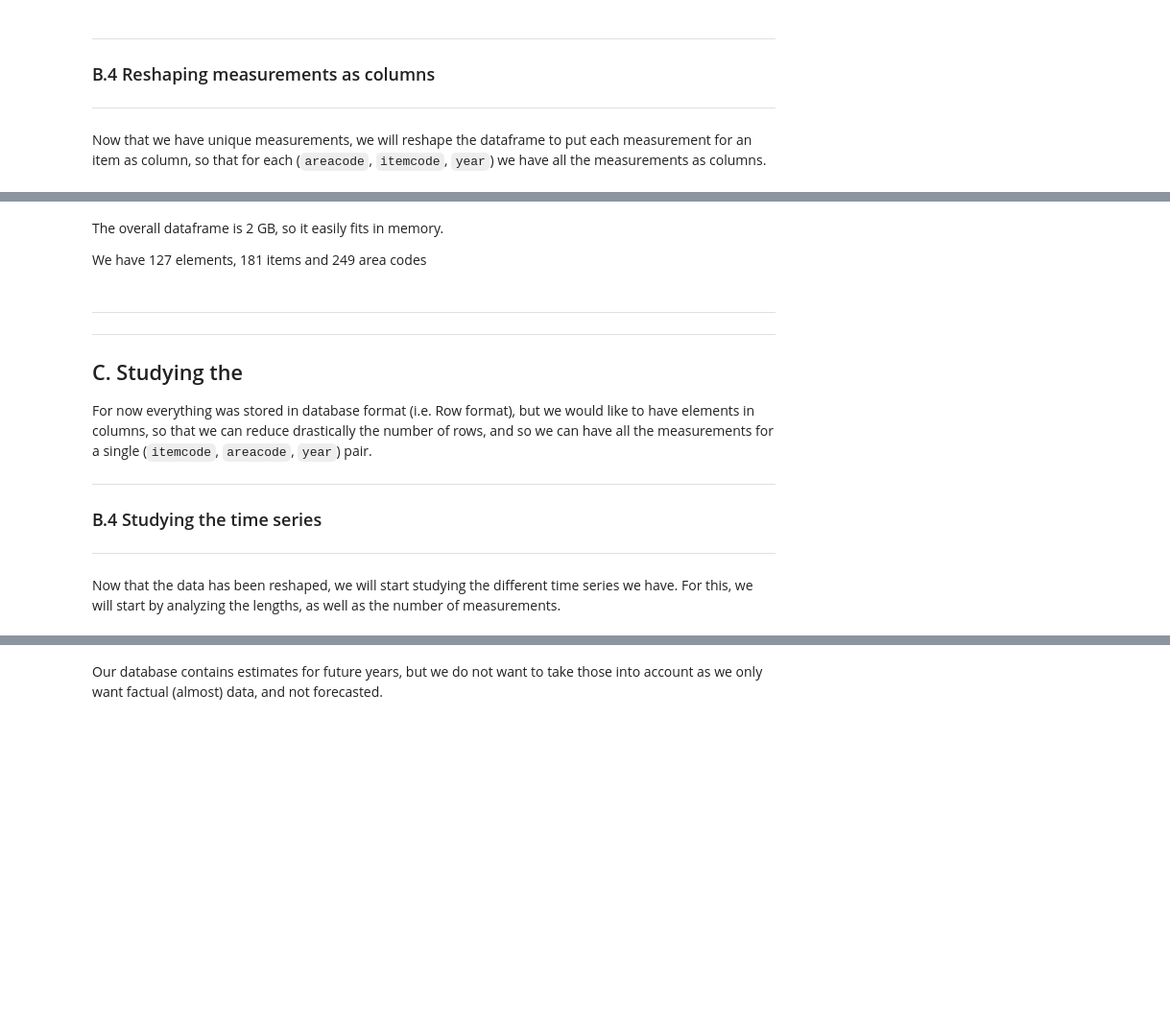
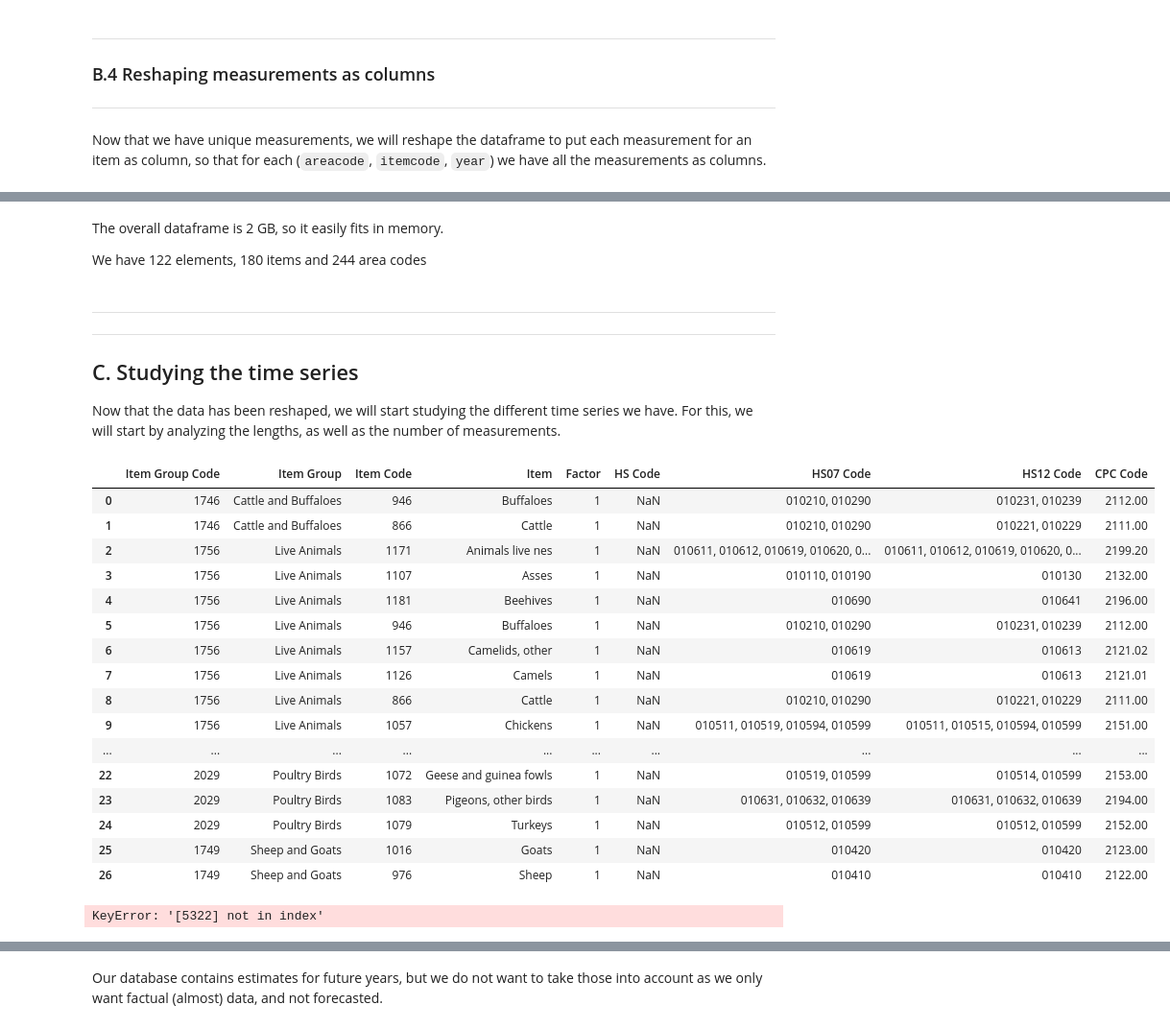
Before and after one commit to ChatPerche/ADA_Project, a Jupyter notebook: Milestone_2.ipynb, the cells around one changed output, grey strips where cells are left out. Shown at 96% size. Drawn from its saved outputs; the diff is of its cells as text; code cells hidden in the pictures; blank space fills up the shorter version.

```diff
--- a/Milestone_2.ipynb
+++ b/Milestone_2.ipynb
@@ -637,16 +637,37 @@ df.elementcode.nunique(), df.itemcode.nunique(), df.areacode.nunique()
 # %% [markdown]
 The overall dataframe is 2 GB, so it easily fits in memory.
 
-We have 127 elements, 181 items and 249 area codes
+We have 122 elements, 180 items and 244 area codes
 # %% [markdown]
 ---
 ---
-## C. Studying the
+## C. Studying the time series
 
-For now everything was stored in database format (i.e. Row format), but we would like to have elements in columns, so that we can reduce drastically the number of rows, and so we can have all the measurements for a single (`itemcode`, `areacode`, `year`) pair.
-
----
-### B.4 Studying the time series
----
 
 Now that the data has been reshaped, we will start studying the different time series we have. For this, we will start by analyzing the lengths, as well as the number of measurements.
+# %%
+livestock_items = load_dataframe("data/item_groups/Livestock_All_data.csv")
+# %%
+livestock_items
+# %% [output]
+|  | Item Group Code | Item Group | Item Code | Item | Factor | HS Code | HS07 Code | HS12 Code | CPC Code |
+| 0 | 1746 | Cattle and Buffaloes | 946 | Buffaloes | 1 | NaN | 010210, 010290 | 010231, 010239 | 2112.00 |
+| 1 | 1746 | Cattle and Buffaloes | 866 | Cattle | 1 | NaN | 010210, 010290 | 010221, 010229 | 2111.00 |
+| 2 | 1756 | Live Animals | 1171 | Animals live nes | 1 | NaN | 010611, 010612, 010619, 010620, 0... | 010611, 010612, 010619, 010620, 0... | 2199.20 |
+| 3 | 1756 | Live Animals | 1107 | Asses | 1 | NaN | 010110, 010190 | 010130 | 2132.00 |
+| 4 | 1756 | Live Animals | 1181 | Beehives | 1 | NaN | 010690 | 010641 | 2196.00 |
+| 5 | 1756 | Live Animals | 946 | Buffaloes | 1 | NaN | 010210, 010290 | 010231, 010239 | 2112.00 |
+| 6 | 1756 | Live Animals | 1157 | Camelids, other | 1 | NaN | 010619 | 010613 | 2121.02 |
+| 7 | 1756 | Live Animals | 1126 | Camels | 1 | NaN | 010619 | 010613 | 2121.01 |
+| 8 | 1756 | Live Animals | 866 | Cattle | 1 | NaN | 010210, 010290 | 010221, 010229 | 2111.00 |
+| 9 | 1756 | Live Animals | 1057 | Chickens | 1 | NaN | 010511, 010519, 010594, 010599 | 010511, 010515, 010594, 010599 | 2151.00 |
+| ... | ... | ... | ... | ... | ... | ... | ... | ... | ... |
+| 22 | 2029 | Poultry Birds | 1072 | Geese and guinea fowls | 1 | NaN | 010519, 010599 | 010514, 010599 | 2153.00 |
+| 23 | 2029 | Poultry Birds | 1083 | Pigeons, other birds | 1 | NaN | 010631, 010632, 010639 | 010631, 010632, 010639 | 2194.00 |
+| 24 | 2029 | Poultry Birds | 1079 | Turkeys | 1 | NaN | 010512, 010599 | 010512, 010599 | 2152.00 |
+| 25 | 1749 | Sheep and Goats | 1016 | Goats | 1 | NaN | 010420 | 010420 | 2123.00 |
+| 26 | 1749 | Sheep and Goats | 976 | Sheep | 1 | NaN | 010410 | 010410 | 2122.00 |
+# %%
+stocks_head_world = reshaped_df[['areacode', 'itemcode', 'year', 5322]].dropna().groupby(['itemcode', 'year']).sum().reset_index()
+# %% [output]
+KeyError: '[5322] not in index'
```
Also changed, not shown: parts of 31 cells of this notebook.
